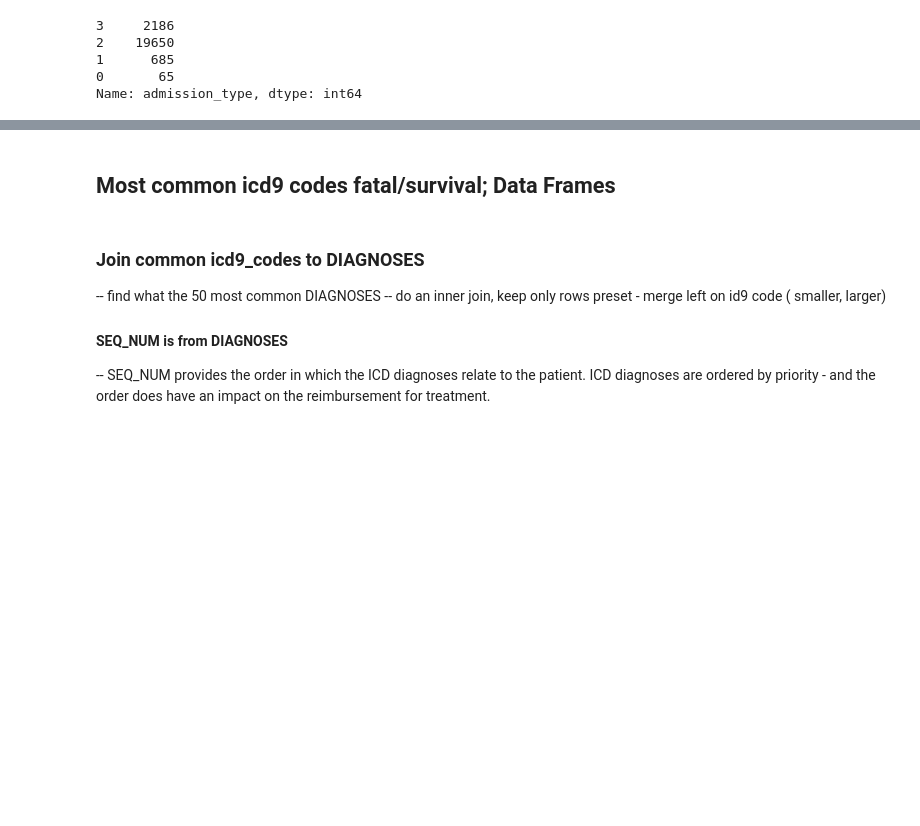
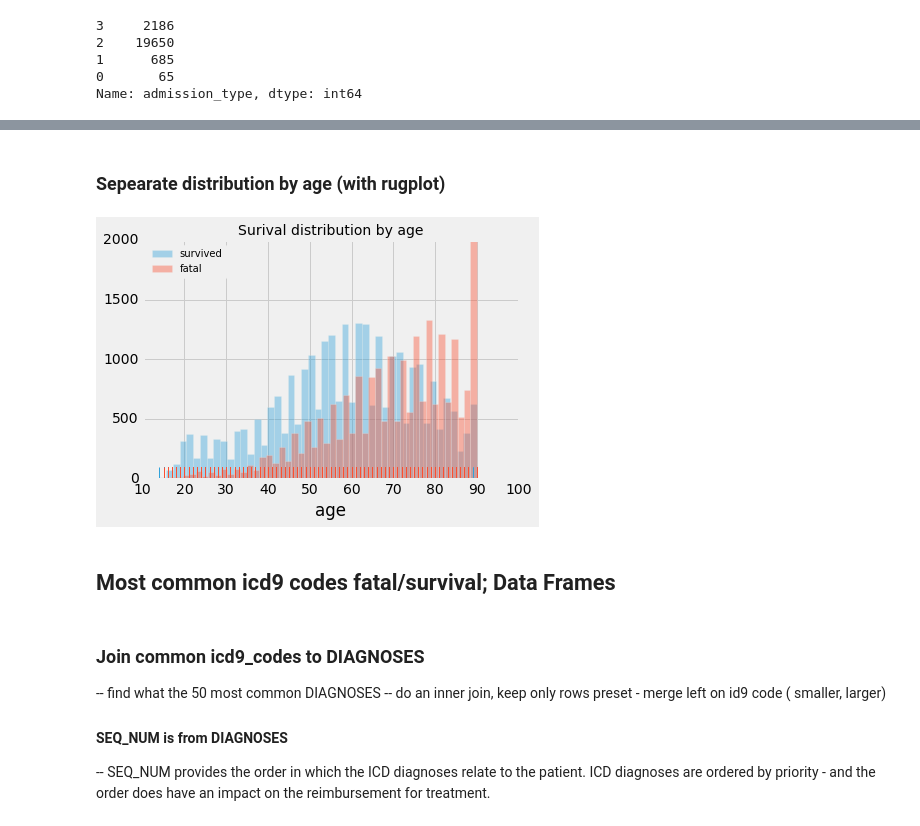
Before and after one commit to billiescodes/mortality_in_ICU, a Jupyter notebook: 01_ExploratoryAnalysis.ipynb, the cells around one changed output, grey strips where cells are left out. Cells and saved outputs as stored; diff of their text form; code cells hidden in the pictures; blank space fills up the shorter version.

```diff
--- a/01_ExploratoryAnalysis.ipynb
+++ b/01_ExploratoryAnalysis.ipynb
@@ -558,15 +569,23 @@ adm_alive.value_counts().sort_index(ascending=False)
 gen = ["M", "F"]
 n_g = [0,1]
 data.gender.replace(gen, n_g, inplace=True)
+# %% [markdown]
+### Sepearate distribution by age (with rugplot)
 # %%
 ## interrupted, the rugplot takes a while
 x_0 =data.loc[(data['expire_flag']==0),'age' ]
 x_1 = data.loc[(data['expire_flag']==1),'age' ]
 
-sns.distplot(x_0[x_0>10], kde=False, rug=True)
-sns.distplot(x_1[x_1>10], kde=False, rug=True)
+sns.distplot(x_0[x_0>10], label = 'survived', kde=False, rug=True)
+sns.distplot(x_1[x_1>10], label = 'fatal', kde=False, rug=True)
 
+# for distplots remembering order is cruical when writing legends
+plt.legend(['survived', 'fatal'],fontsize=10,loc=2)
 plt.title('Surival distribution by age',fontsize = 14);
+
+#plt.savefig('Dist_by_age')
+# %% [output]
+[figure, added]
 # %%
 
 # x = np.arange(10)
```
Also changed, not shown: parts of 4 cells of this notebook.
